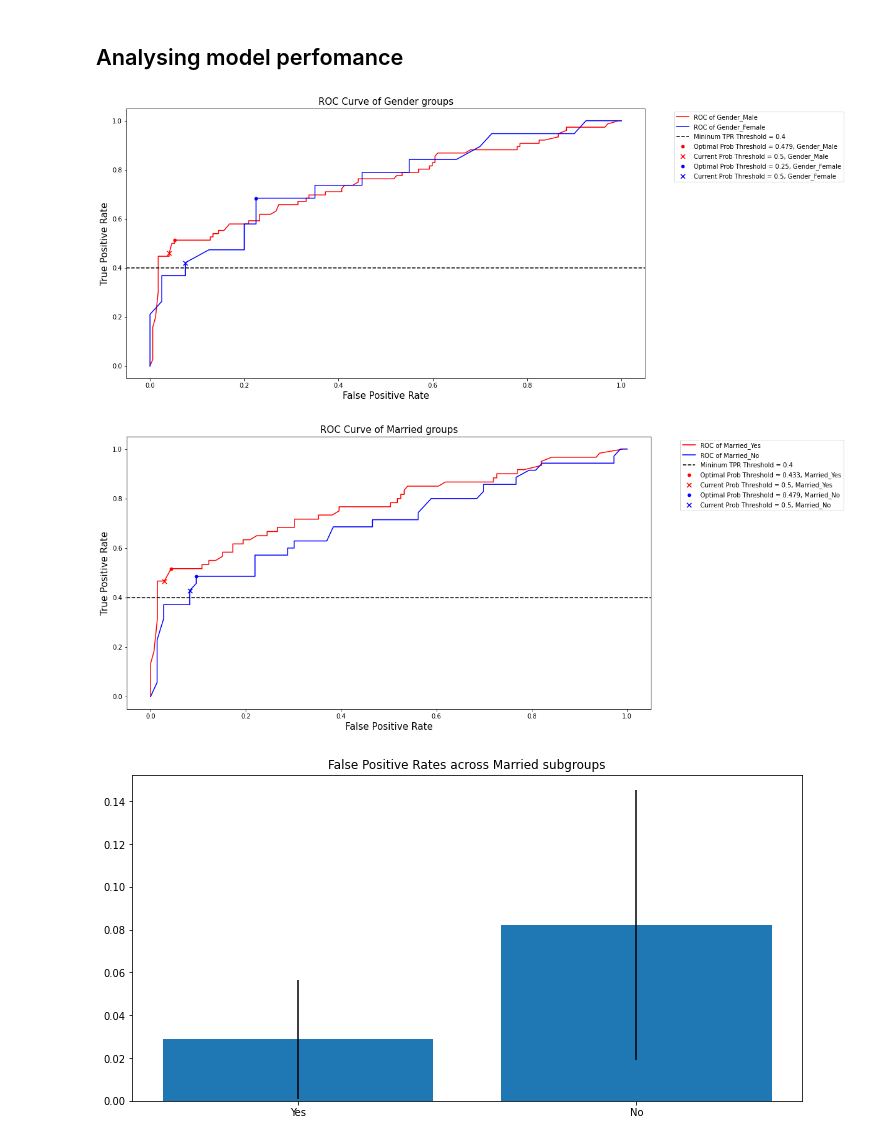
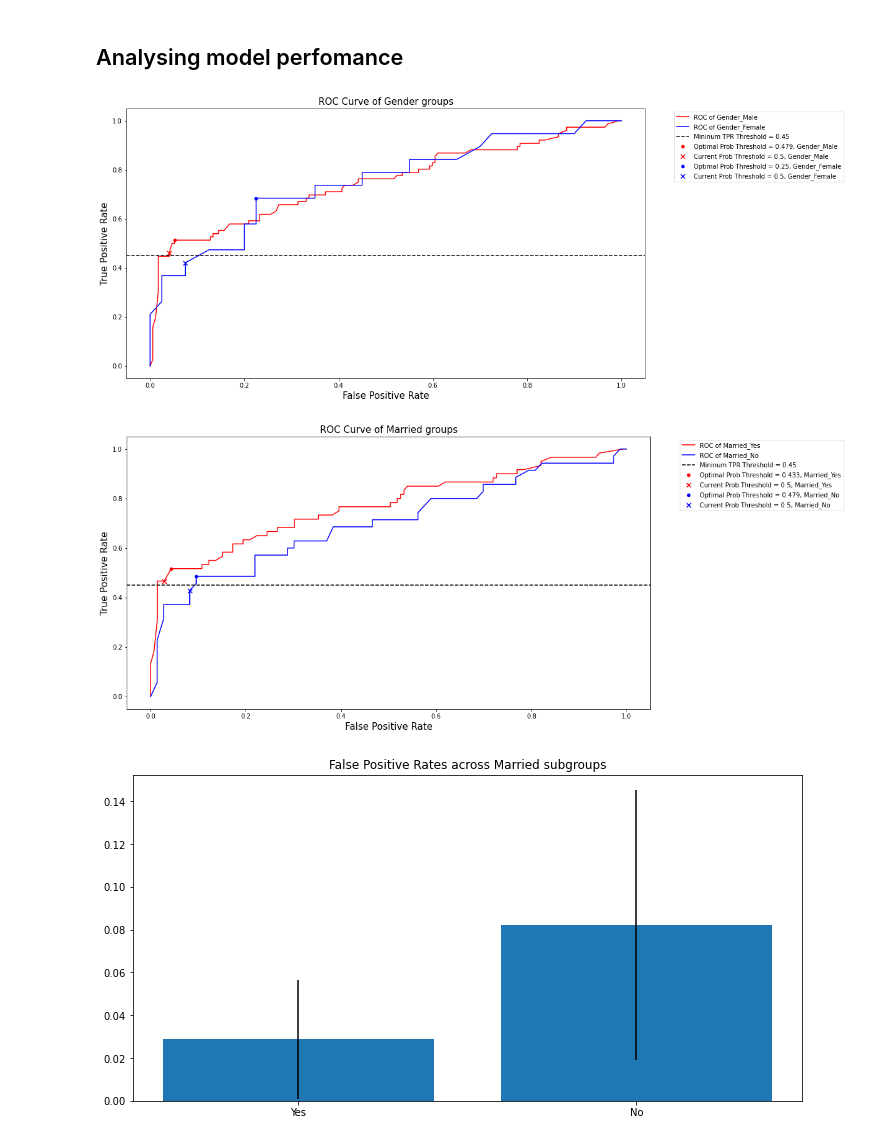
Before and after one commit to cylynx/verifyml, a Jupyter notebook: examples/loan_approval_example.ipynb, the cells around one changed output. Drawn from its saved outputs; the diff is of its cells as text; code cells hidden in the pictures.

Commit message:
- notebook, datasets edits - add prob threshold arg to perurbation test - passed all tests for 2nd loan model

```diff
--- a/examples/loan_approval_example.ipynb
+++ b/examples/loan_approval_example.ipynb
@@ -104,27 +102,27 @@ roc_curve_test = plot_to_str()
 # %%
 # ROC/Min Max Threshold Test
 
 tpr_threshold_test_gender = MinMaxMetricThreshold(
     #test_name="",        # Default test name and description will be used accordingly if not specified
     #test_desc="",
     attr="Gender",
     metric="tpr",
-    threshold=0.4,
-    # proba_thresholds = {'Male':0.55,'Female':0.55,} # Custom probability threshold, default at 0.5
+    threshold=0.45,
+    #proba_threshold = 0.4 #outcome probability threshold, default at 0.5
 )
 tpr_threshold_test_gender.run(df_test_with_output=output)
 tpr_threshold_test_gender.plot()
 
 tpr_threshold_test_married = MinMaxMetricThreshold(
     attr="Married",
     metric="tpr",
-    threshold=0.4,
+    threshold=0.45,
 )
 tpr_threshold_test_married.run(df_test_with_output=output)
 tpr_threshold_test_married.plot()
 # %% [output]
-[figure, old version]
+[figure, new version]
-[figure, old version]
+[figure, new version]
 # %%
 # Subgroup Disparity Test
 
```
Also changed, not shown: parts of 4 cells of this notebook, 10 other files.
